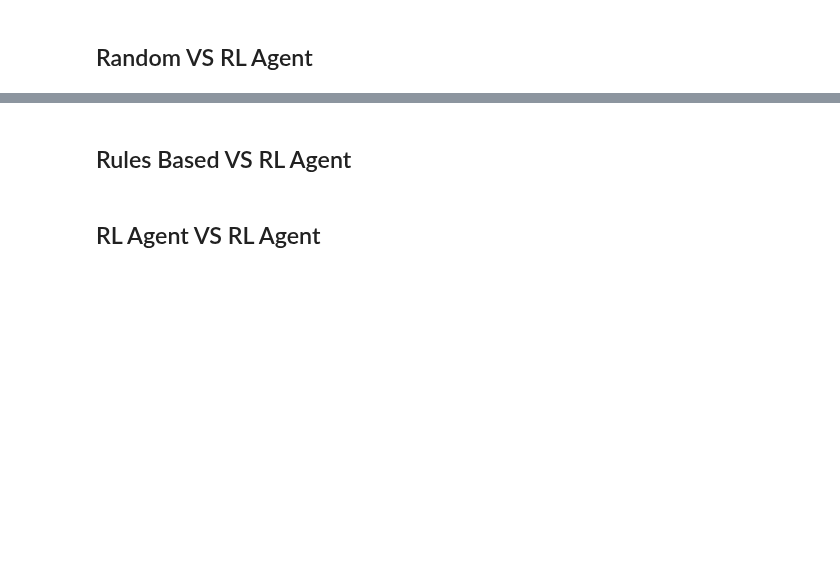
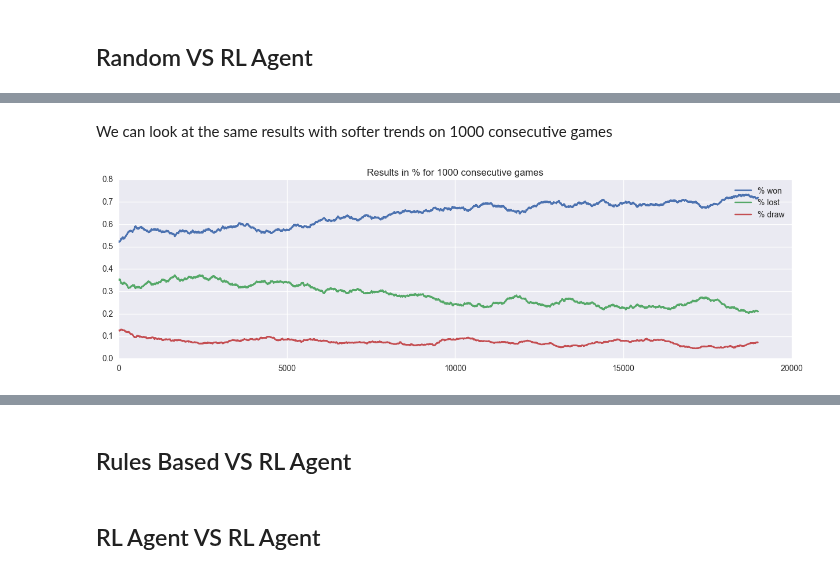
Before and after one commit to TheoLvs/machine-learning, a Jupyter notebook: 2. Reinforcement Learning/3. Reinforcement Learning - Tic Tac Toe.ipynb, the cells around one changed output, grey strips where cells are left out. Drawn from its saved outputs; the diff is of its cells as text; code cells hidden in the pictures; blank space fills up the shorter version.

```diff
--- a/2. Reinforcement Learning/3. Reinforcement Learning - Tic Tac Toe.ipynb
+++ b/2. Reinforcement Learning/3. Reinforcement Learning - Tic Tac Toe.ipynb
@@ -223,0 +251,6 @@ game = Game(player1,player2)
+# %% [markdown]
+We can look at the same results with softer trends on 1000 consecutive games
+# %%
+game.plot_results_during_training(player2.running_rewards,rollback=1000)
+# %% [output]
+[figure, added]
```
Also changed, not shown: parts of 50 cells of this notebook, 1 other file.
